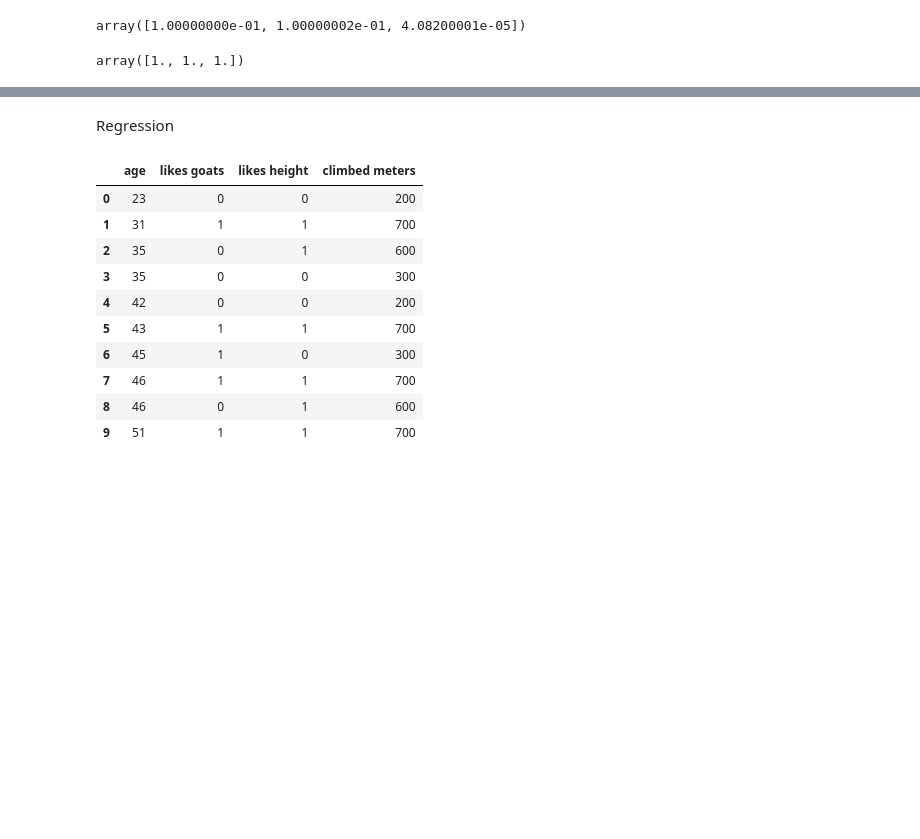
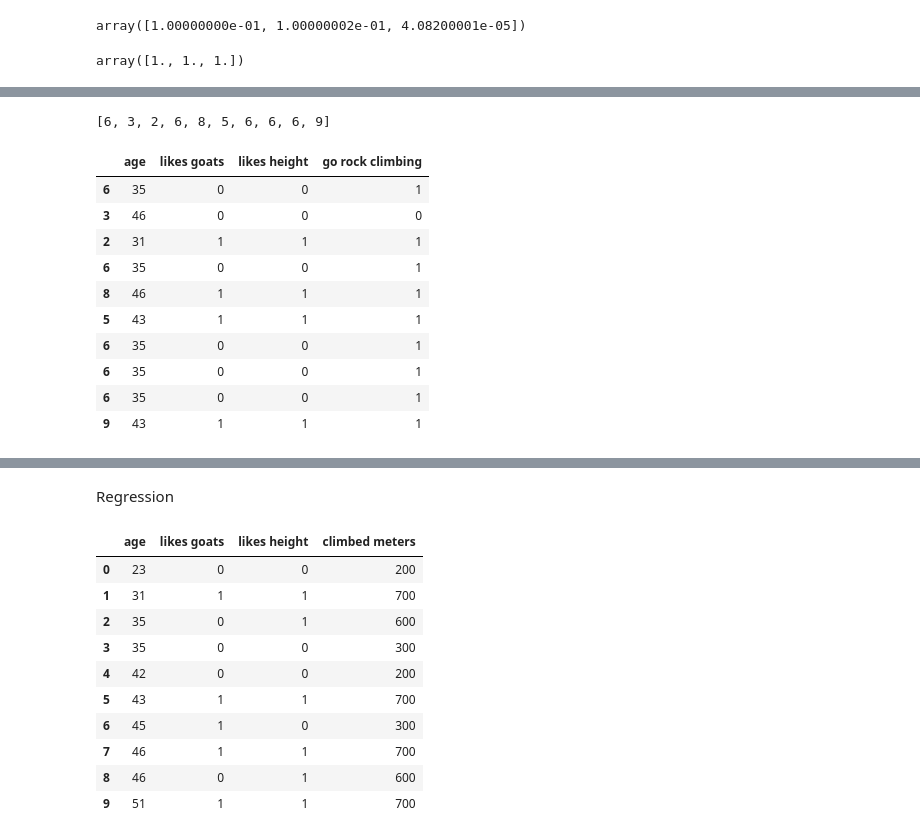
Before and after one commit to froukje/datamapu, a Jupyter notebook: notebooks/code_examples.ipynb, the cells around one changed output, grey strips where cells are left out. Drawn from its saved outputs; the diff is of its cells as text; code cells hidden in the pictures; blank space fills up the shorter version.

```diff
--- a/notebooks/code_examples.ipynb
+++ b/notebooks/code_examples.ipynb
@@ -461,0 +515,25 @@ array([1., 1., 1.])
+# %%
+# bootstrapping
+weights = [w_p, w_p, w_p, w_p, w_p, w_p, w_n, w_p, w_p, w_p]
+weights = weights/np.sum(weights)
+idx = []
+for i in range(len(df)):
+    idx = idx + [np.random.choice(np.arange(0, 10), p=weights)]
+idx
+# %% [output]
+[6, 3, 2, 6, 8, 5, 6, 6, 6, 9]
+# %%
+df3 = df2.iloc[idx]
+df3
+# %% [output]
+|  | age | likes goats | likes height | go rock climbing |
+| 6 | 35 | 0 | 0 | 1 |
+| 3 | 46 | 0 | 0 | 0 |
+| 2 | 31 | 1 | 1 | 1 |
+| 6 | 35 | 0 | 0 | 1 |
+| 8 | 46 | 1 | 1 | 1 |
+| 5 | 43 | 1 | 1 | 1 |
+| 6 | 35 | 0 | 0 | 1 |
+| 6 | 35 | 0 | 0 | 1 |
+| 6 | 35 | 0 | 0 | 1 |
+| 9 | 43 | 1 | 1 | 1 |
```
Also changed, not shown: parts of 8 cells of this notebook, 22 other files.
